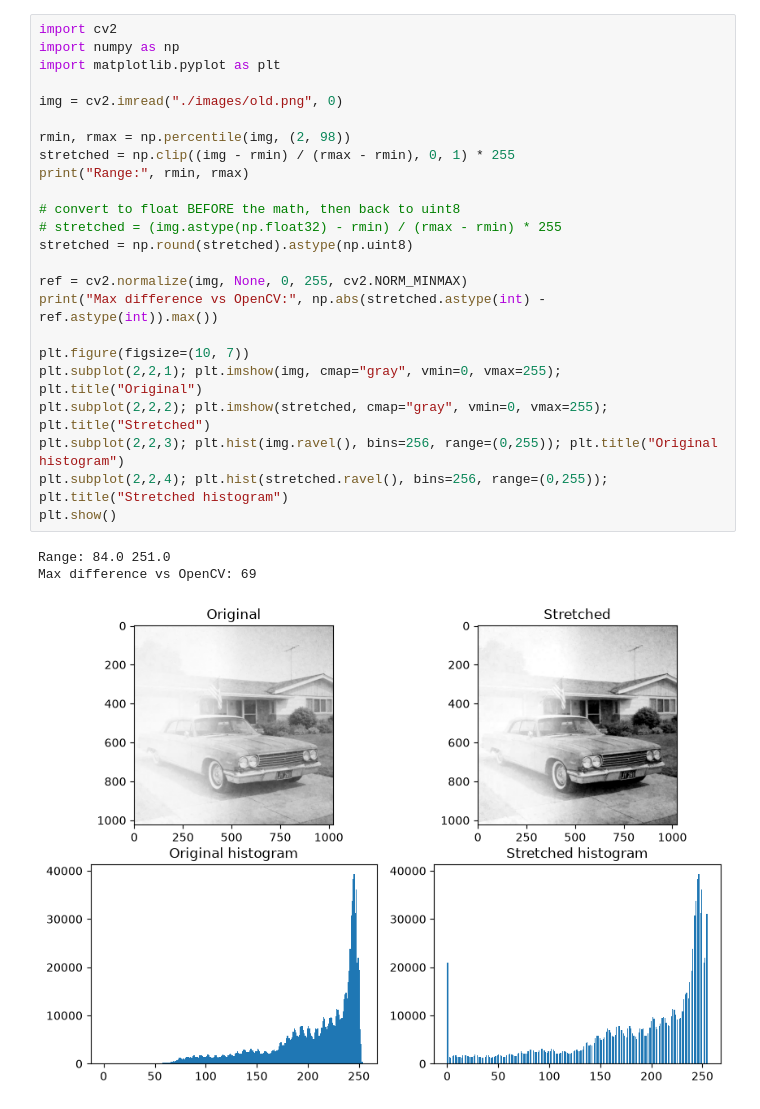
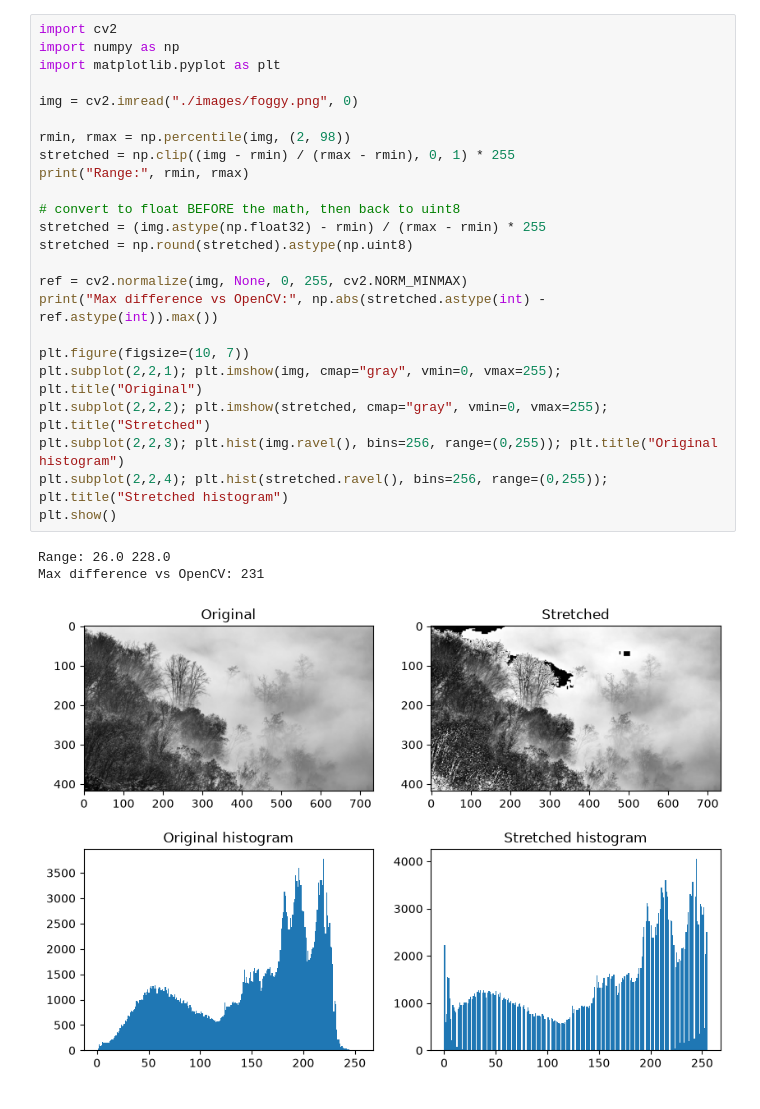
Before and after one commit to balram7878/Computer-Vision, a Jupyter notebook: cv_env/codes/Contrast stretching/contrast_stretching.ipynb, the cells around one changed output. Drawn from its saved outputs; the diff is of its cells as text.

```diff
--- a/cv_env/codes/Contrast stretching/contrast_stretching.ipynb
+++ b/cv_env/codes/Contrast stretching/contrast_stretching.ipynb
@@ -1,28 +1,28 @@
 # %%
 import cv2
 import numpy as np
 import matplotlib.pyplot as plt
 
-img = cv2.imread("./images/old.png", 0)
+img = cv2.imread("./images/foggy.png", 0)
 
 rmin, rmax = np.percentile(img, (2, 98))
 stretched = np.clip((img - rmin) / (rmax - rmin), 0, 1) * 255
 print("Range:", rmin, rmax)
 
 # convert to float BEFORE the math, then back to uint8
-# stretched = (img.astype(np.float32) - rmin) / (rmax - rmin) * 255
+stretched = (img.astype(np.float32) - rmin) / (rmax - rmin) * 255
 stretched = np.round(stretched).astype(np.uint8)
 
 ref = cv2.normalize(img, None, 0, 255, cv2.NORM_MINMAX)
 print("Max difference vs OpenCV:", np.abs(stretched.astype(int) - ref.astype(int)).max())
 
 plt.figure(figsize=(10, 7))
 plt.subplot(2,2,1); plt.imshow(img, cmap="gray", vmin=0, vmax=255); plt.title("Original")
 plt.subplot(2,2,2); plt.imshow(stretched, cmap="gray", vmin=0, vmax=255); plt.title("Stretched")
 plt.subplot(2,2,3); plt.hist(img.ravel(), bins=256, range=(0,255)); plt.title("Original histogram")
 plt.subplot(2,2,4); plt.hist(stretched.ravel(), bins=256, range=(0,255)); plt.title("Stretched histogram")
 plt.show()
 # %% [output]
-Range: 84.0 251.0
-Max difference vs OpenCV: 69
+Range: 26.0 228.0
+Max difference vs OpenCV: 231
-[figure, old version]
+[figure, new version]
```
Also changed, not shown: 12 other files.
